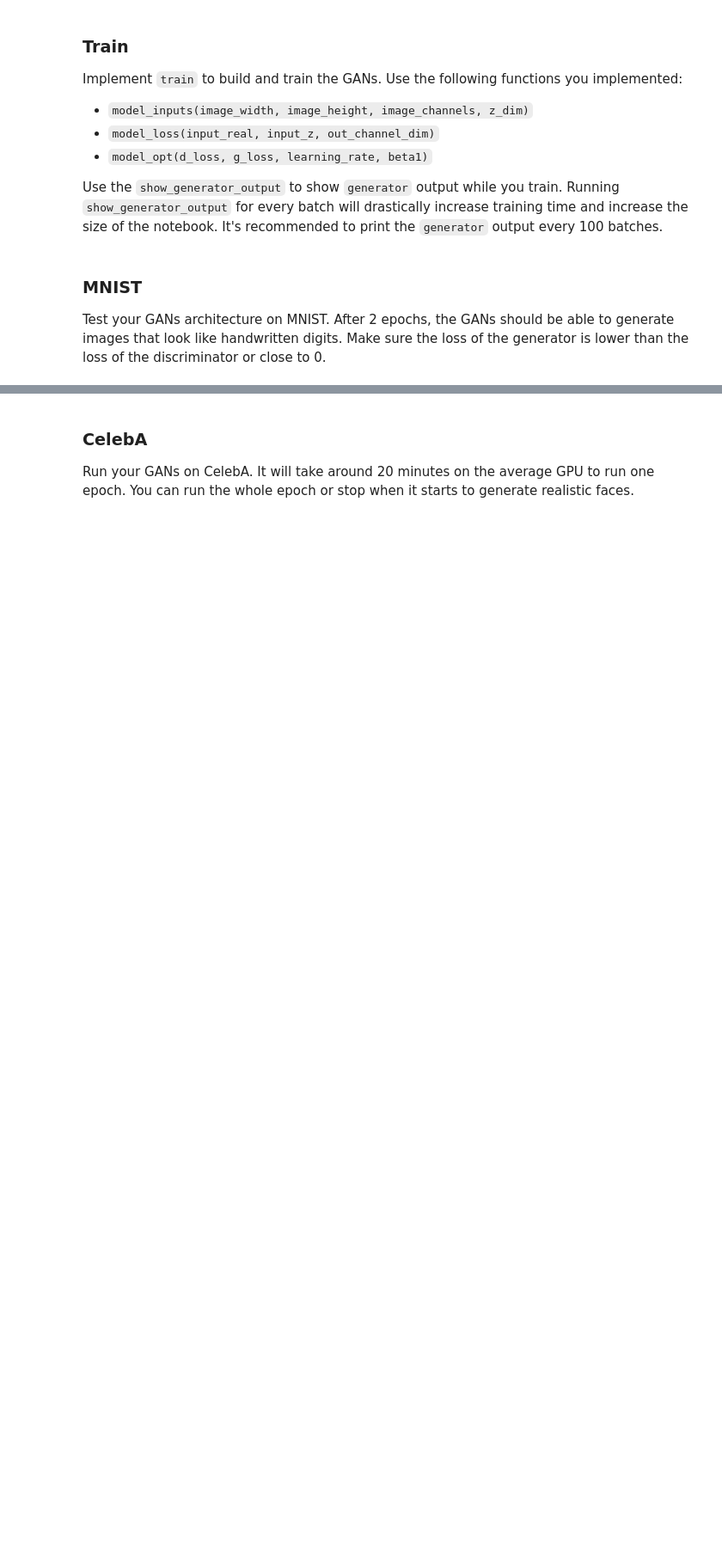
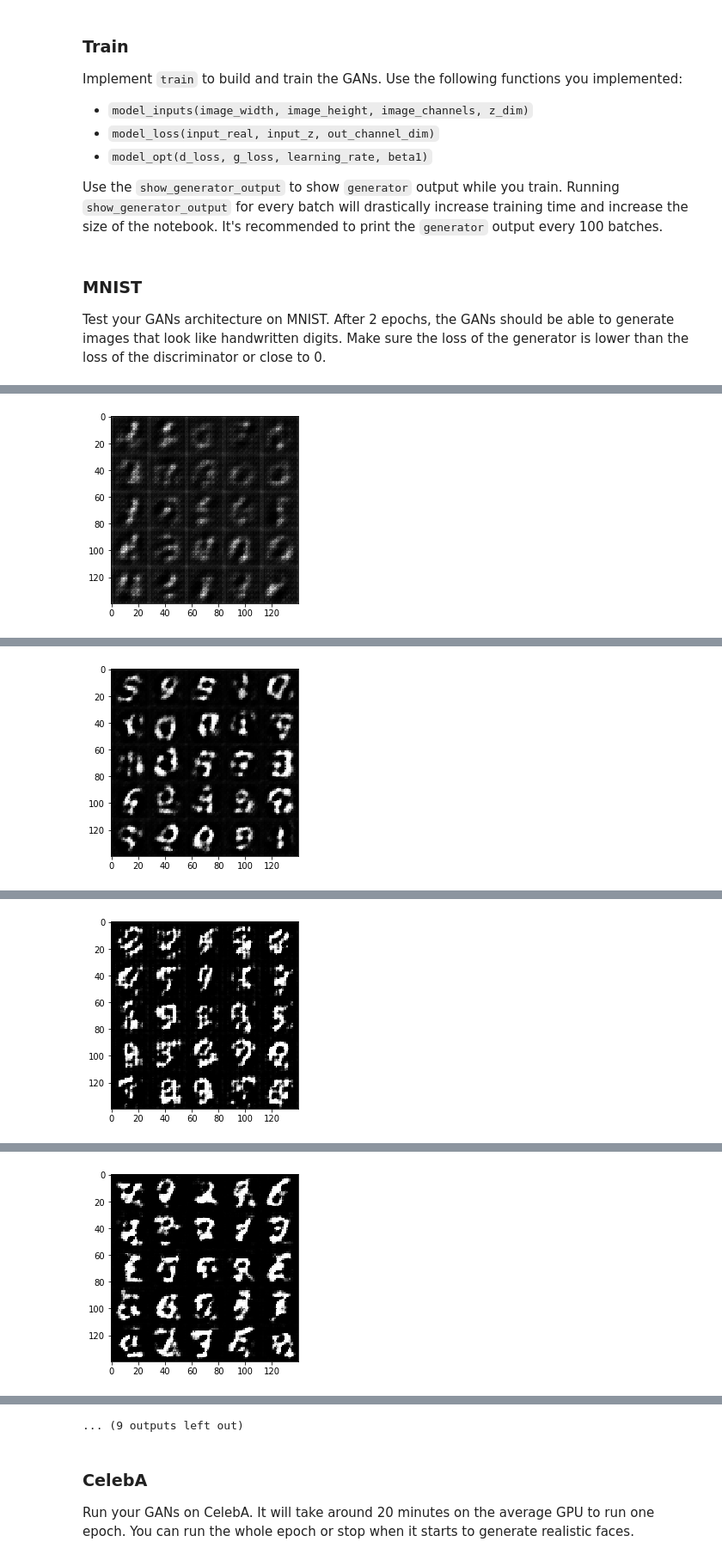
Before and after one commit to ys3x/deep-learning, a Jupyter notebook: face_generation/dlnd_face_generation.ipynb, the cells around one changed output, grey strips where cells are left out. Shown at 86% size. Cells and saved outputs as stored; diff of their text form; code cells hidden in the pictures; blank space fills up the shorter version.

```diff
--- a/face_generation/dlnd_face_generation.ipynb
+++ b/face_generation/dlnd_face_generation.ipynb
@@ -162,7 +173,7 @@ def discriminator(images, reuse=False):
         x = tf.reshape(x, (-1, 7 * 7 * 256))
 
         # FC/Logits
-        logits = tf.layers.dense(x, 1)
+        logits = tf.layers.dense(x, 1, activation=None)
 
         # Sigmoid
         output = tf.sigmoid(logits)
@@ -213,8 +224,8 @@ def generator(z, out_channel_dim, is_train=True):
 
         # Conv2D_T -> (None, 28, 28, out_channel_dim=1 or 3)
         x = tf.layers.conv2d_transpose(x, out_channel_dim, kernel_size, strides=2, padding='same', activation=None)
-        x = tf.layers.batch_normalization(x, training=is_train)
-        x = tf.maximum(alpha*x, x)
+        #x = tf.layers.batch_normalization(x, training=is_train)
+        #x = tf.maximum(alpha*x, x)
 
         # Tanh
         output = tf.tanh(x)
@@ -249,7 +260,7 @@ def model_loss(input_real, input_z, out_channel_dim):
 
     sigmoid_ce_with_logits = tf.nn.sigmoid_cross_entropy_with_logits
 
-    d_loss_real = tf.reduce_mean(sigmoid_ce_with_logits(logits=d_logits_real, labels=tf.ones_like(d_model_real)))
+    d_loss_real = tf.reduce_mean(sigmoid_ce_with_logits(logits=d_logits_real, labels=tf.ones_like(d_model_real) * 0.9))
     d_loss_fake = tf.reduce_mean(sigmoid_ce_with_logits(logits=d_logits_fake, labels=tf.zeros_like(d_model_fake)))
     d_loss = d_loss_real + d_loss_fake
 
@@ -363,15 +374,18 @@ def train(epoch_count, batch_size, z_dim, learning_rate, beta1, get_batches, dat
 
             # batch_images: (None, W, H, Ch)
             for batch_images in get_batches(batch_size):
+
+                # TODO: Train Model
                 batch_step += 1
 
-                # TODO: Train Model
+                # As Generator output is -1.0~1.0, amplify real image to -1.0~1.0 (as they are -0.5 to 0.5)
+                batch_images *= 2.0
+
                 batch_z = np.random.uniform(-1, 1, size=(batch_size, z_dim))
 
                 # Run optimizers
-                # - added input_real for generator to avoid error
                 _ = sess.run(d_train_opt, feed_dict={input_real: batch_images, input_z: batch_z, lr: learning_rate})
-                _ = sess.run(g_train_opt, feed_dict={input_real: batch_images, input_z: batch_z, lr: learning_rate})
+                _ = sess.run(g_train_opt, feed_dict={input_z: batch_z, lr: learning_rate})
 
                 # Show training status and images
                 if batch_step % 100 == 0:
@@ -384,14 +398,14 @@ def train(epoch_count, batch_size, z_dim, learning_rate, beta1, get_batches, dat
                           "Generator Loss: {:.4f}".format(train_loss_g))
 
                     # Sample images
-                    show_generator_output(sess, 1, input_z, image_channels, data_image_mode)
+                    show_generator_output(sess, 5**2, input_z, image_channels, data_image_mode)
 # %% [markdown]
 ### MNIST
 Test your GANs architecture on MNIST.  After 2 epochs, the GANs should be able to generate images that look like handwritten digits.  Make sure the loss of the generator is lower than the loss of the discriminator or close to 0.
 # %%
-batch_size = 32
+batch_size = 64
 z_dim = 100
-learning_rate = 0.0002 # from DCGAN paper
+learning_rate = 0.0002
 beta1 = 0.5
 
 
@@ -409,0 +425 @@ input_real: (?, 28, 28, 1), input_z: (?, 100), lr: 0.0002
+[figure, added]
@@ -409,0 +427 @@ input_real: (?, 28, 28, 1), input_z: (?, 100), lr: 0.0002
+[figure, added]
@@ -409,0 +429 @@ input_real: (?, 28, 28, 1), input_z: (?, 100), lr: 0.0002
+[figure, added]
@@ -409,0 +431 @@ input_real: (?, 28, 28, 1), input_z: (?, 100), lr: 0.0002
+[figure, added]
@@ -410,3 +436,4 @@ input_real: (?, 28, 28, 1), input_z: (?, 100), lr: 0.0002
+... (9 outputs left out)
 # %% [markdown]
 ### CelebA
 Run your GANs on CelebA.  It will take around 20 minutes on the average GPU to run one epoch.  You can run the whole epoch or stop when it starts to generate realistic faces.
```
Also changed, not shown: parts of 7 cells of this notebook.
